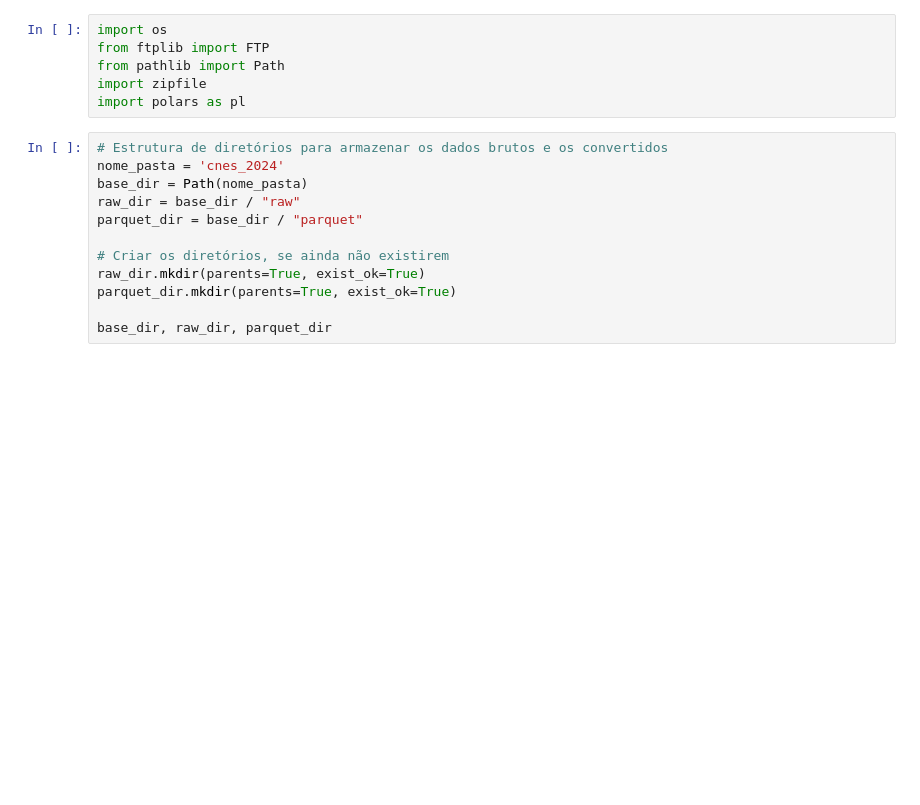
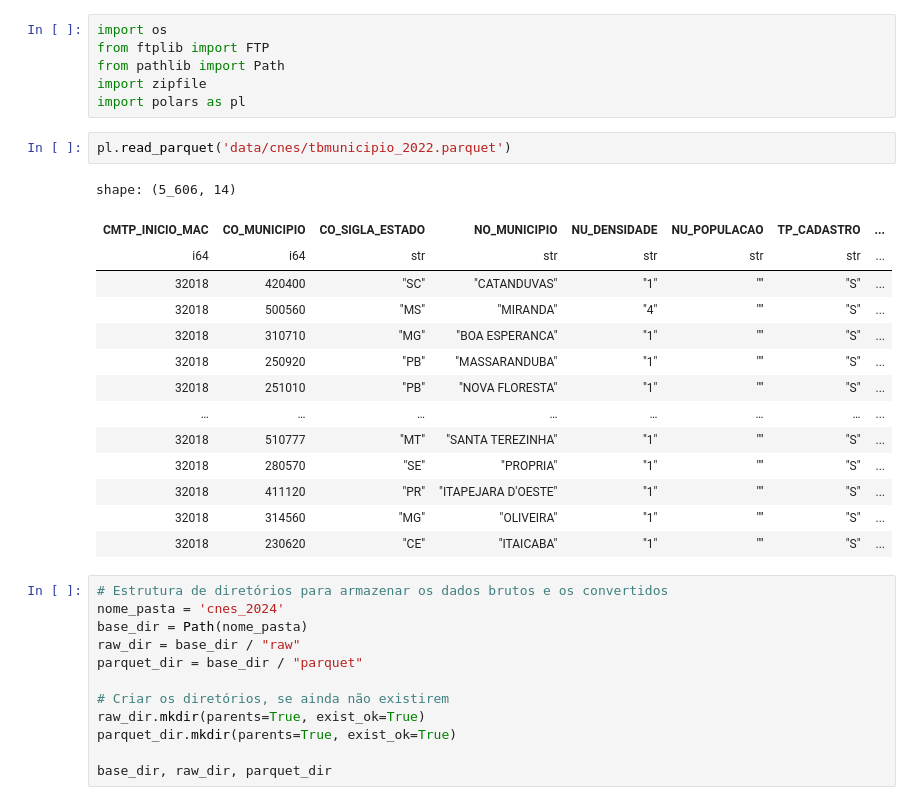
Before and after one commit to guilhermecanfield/projeto_tcc, a Jupyter notebook: engenharia_de_dados.ipynb, the cells around one changed output. Cells and saved outputs as stored; diff of their text form; blank space fills up the shorter version.

```diff
--- a/engenharia_de_dados.ipynb
+++ b/engenharia_de_dados.ipynb
@@ -4,6 +4,23 @@ from ftplib import FTP
 from pathlib import Path
 import zipfile
 import polars as pl
+# %%
+pl.read_parquet('data/cnes/tbmunicipio_2022.parquet')
+# %% [output]
+shape: (5_606, 14)
+| CMTP_INICIO_MAC | CO_MUNICIPIO | CO_SIGLA_ESTADO | NO_MUNICIPIO | NU_DENSIDADE | NU_POPULACAO | TP_CADASTRO | ... |
+| i64 | i64 | str | str | str | str | str | ... |
+| 32018 | 420400 | "SC" | "CATANDUVAS" | "1" | "" | "S" | ... |
+| 32018 | 500560 | "MS" | "MIRANDA" | "4" | "" | "S" | ... |
+| 32018 | 310710 | "MG" | "BOA ESPERANCA" | "1" | "" | "S" | ... |
+| 32018 | 250920 | "PB" | "MASSARANDUBA" | "1" | "" | "S" | ... |
+| 32018 | 251010 | "PB" | "NOVA FLORESTA" | "1" | "" | "S" | ... |
+| … | … | … | … | … | … | … | ... |
+| 32018 | 510777 | "MT" | "SANTA TEREZINHA" | "1" | "" | "S" | ... |
+| 32018 | 280570 | "SE" | "PROPRIA" | "1" | "" | "S" | ... |
+| 32018 | 411120 | "PR" | "ITAPEJARA D'OESTE" | "1" | "" | "S" | ... |
+| 32018 | 314560 | "MG" | "OLIVEIRA" | "1" | "" | "S" | ... |
+| 32018 | 230620 | "CE" | "ITAICABA" | "1" | "" | "S" | ... |
 # %%
 # Estrutura de diretórios para armazenar os dados brutos e os convertidos
 nome_pasta = 'cnes_2024'
```
Also changed, not shown: parts of 9 cells of this notebook, 4 other files.
